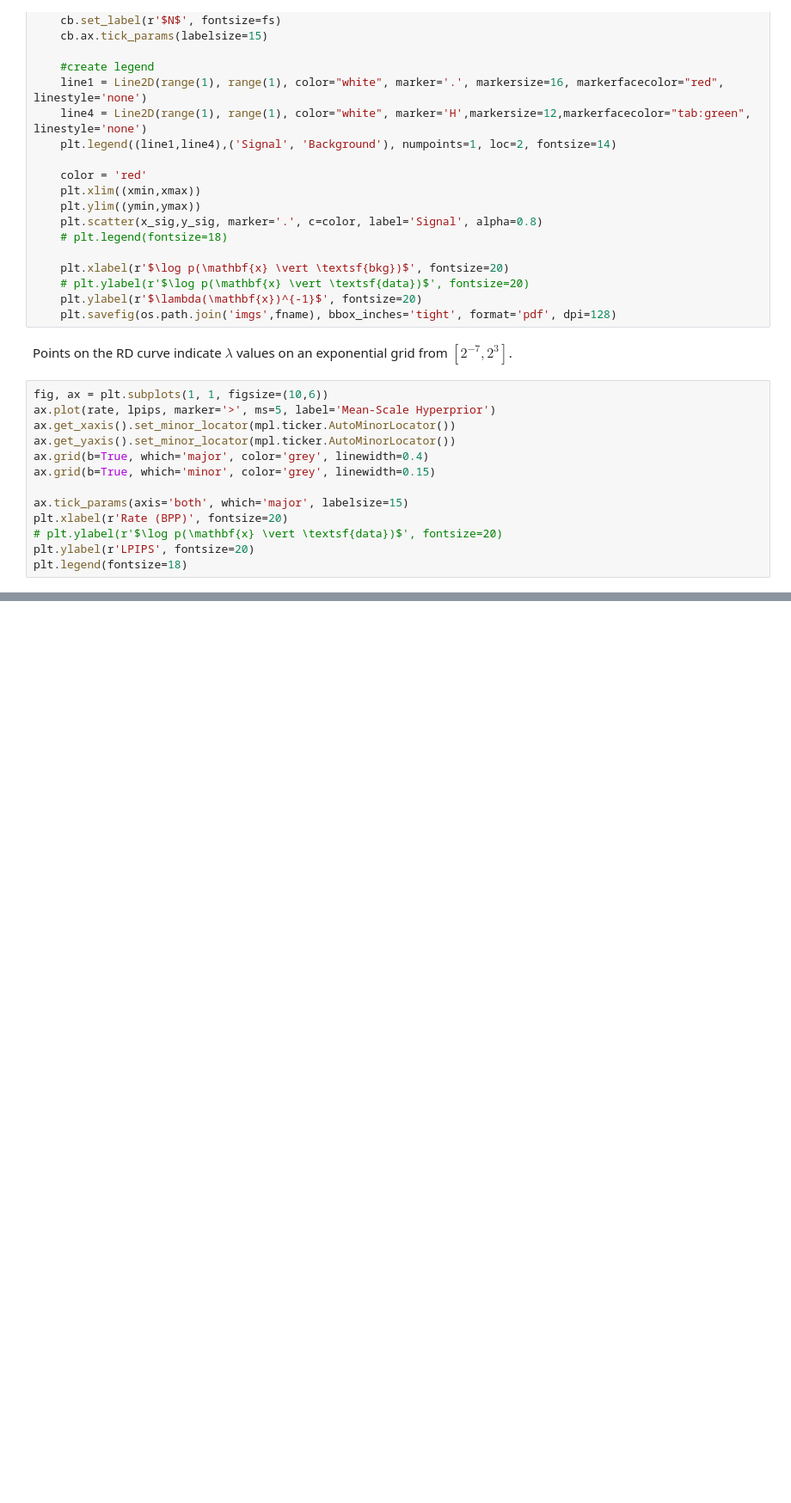
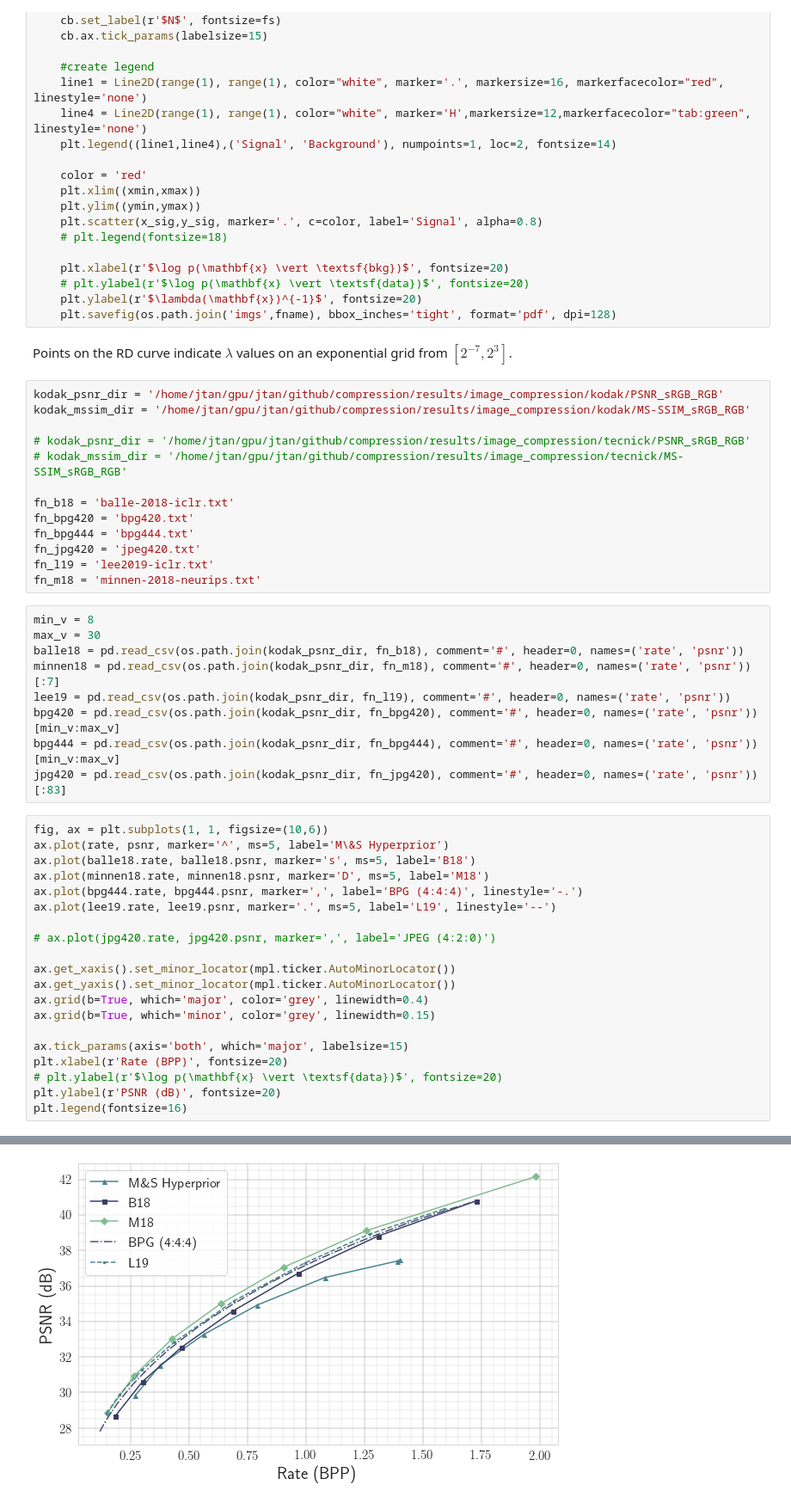
Before and after one commit to Justin-Tan/high-fidelity-generative-compression, a Jupyter notebook: RD.ipynb, the cells around one changed output, grey strips where cells are left out. Shown: that part at 86% size. Saved outputs shown, nothing was run; the diff lists cells and outputs as text; blank space fills up the shorter version.

```diff
--- a/RD.ipynb
+++ b/RD.ipynb
@@ -150,9 +153,38 @@ def lambda_v_logpx(x, y, x_sig, y_sig, fname='lambda_v_logpx_bkg.pdf', lims=((-2
     plt.savefig(os.path.join('imgs',fname), bbox_inches='tight', format='pdf', dpi=128)
 # %% [markdown]
 Points on the RD curve indicate $\lambda$ values on an exponential grid from $[2^{-7}, 2^3]$.
+# %%
+kodak_psnr_dir = '/home/jtan/gpu/jtan/github/compression/results/image_compression/kodak/PSNR_sRGB_RGB'
+kodak_mssim_dir = '/home/jtan/gpu/jtan/github/compression/results/image_compression/kodak/MS-SSIM_sRGB_RGB'
+
+# kodak_psnr_dir = '/home/jtan/gpu/jtan/github/compression/results/image_compression/tecnick/PSNR_sRGB_RGB'
+# kodak_mssim_dir = '/home/jtan/gpu/jtan/github/compression/results/image_compression/tecnick/MS-SSIM_sRGB_RGB'
+
+fn_b18 = 'balle-2018-iclr.txt'
+fn_bpg420 = 'bpg420.txt'
+fn_bpg444 = 'bpg444.txt'
+fn_jpg420 = 'jpeg420.txt'
+fn_l19 = 'lee2019-iclr.txt'
+fn_m18 = 'minnen-2018-neurips.txt'
+# %%
+min_v = 8
+max_v = 30
+balle18 = pd.read_csv(os.path.join(kodak_psnr_dir, fn_b18), comment='#', header=0, names=('rate', 'psnr'))
+minnen18 = pd.read_csv(os.path.join(kodak_psnr_dir, fn_m18), comment='#', header=0, names=('rate', 'psnr'))[:7]
+lee19 = pd.read_csv(os.path.join(kodak_psnr_dir, fn_l19), comment='#', header=0, names=('rate', 'psnr'))
+bpg420 = pd.read_csv(os.path.join(kodak_psnr_dir, fn_bpg420), comment='#', header=0, names=('rate', 'psnr'))[min_v:max_v]
+bpg444 = pd.read_csv(os.path.join(kodak_psnr_dir, fn_bpg444), comment='#', header=0, names=('rate', 'psnr'))[min_v:max_v]
+jpg420 = pd.read_csv(os.path.join(kodak_psnr_dir, fn_jpg420), comment='#', header=0, names=('rate', 'psnr'))[:83]
 # %%
 fig, ax = plt.subplots(1, 1, figsize=(10,6))
-ax.plot(rate, lpips, marker='>', ms=5, label='Mean-Scale Hyperprior')
+ax.plot(rate, psnr, marker='^', ms=5, label='M\&S Hyperprior')
+ax.plot(balle18.rate, balle18.psnr, marker='s', ms=5, label='B18')
+ax.plot(minnen18.rate, minnen18.psnr, marker='D', ms=5, label='M18')
+ax.plot(bpg444.rate, bpg444.psnr, marker=',', label='BPG (4:4:4)', linestyle='-.')
+ax.plot(lee19.rate, lee19.psnr, marker='.', ms=5, label='L19', linestyle='--')
+
+# ax.plot(jpg420.rate, jpg420.psnr, marker=',', label='JPEG (4:2:0)')
+
 ax.get_xaxis().set_minor_locator(mpl.ticker.AutoMinorLocator())
 ax.get_yaxis().set_minor_locator(mpl.ticker.AutoMinorLocator())
 ax.grid(b=True, which='major', color='grey', linewidth=0.4)
@@ -161,5 +193,6 @@ ax.grid(b=True, which='minor', color='grey', linewidth=0.15)
 ax.tick_params(axis='both', which='major', labelsize=15)
 plt.xlabel(r'Rate (BPP)', fontsize=20)
 # plt.ylabel(r'$\log p(\mathbf{x} \vert \textsf{data})$', fontsize=20)
-plt.ylabel(r'LPIPS', fontsize=20)
-plt.legend(fontsize=18)
+plt.ylabel(r'PSNR (dB)', fontsize=20)
+plt.legend(fontsize=16)
+# %% [output]
@@ -165,0 +200 @@ plt.legend(fontsize=18)
+[figure, added]
```
Also changed, not shown: parts of 15 cells of this notebook, 6 other files.
